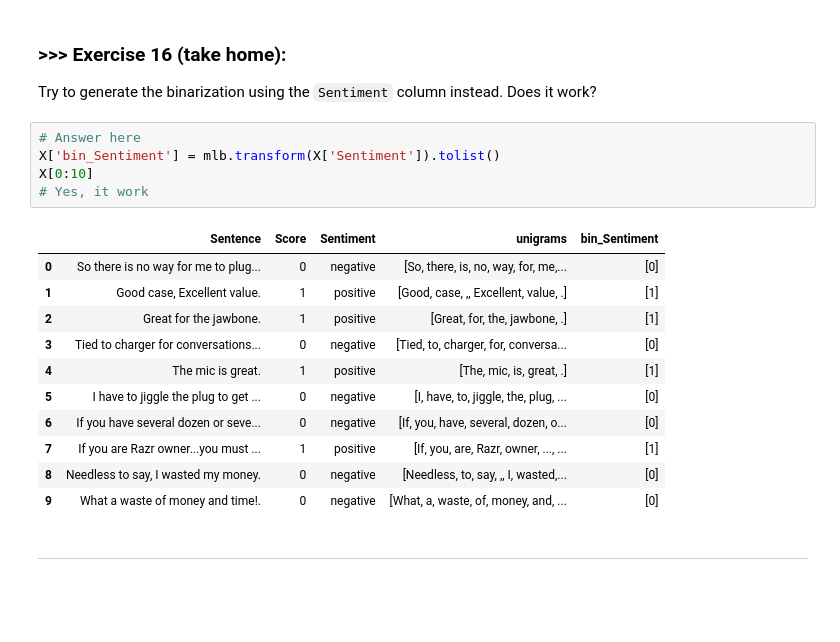
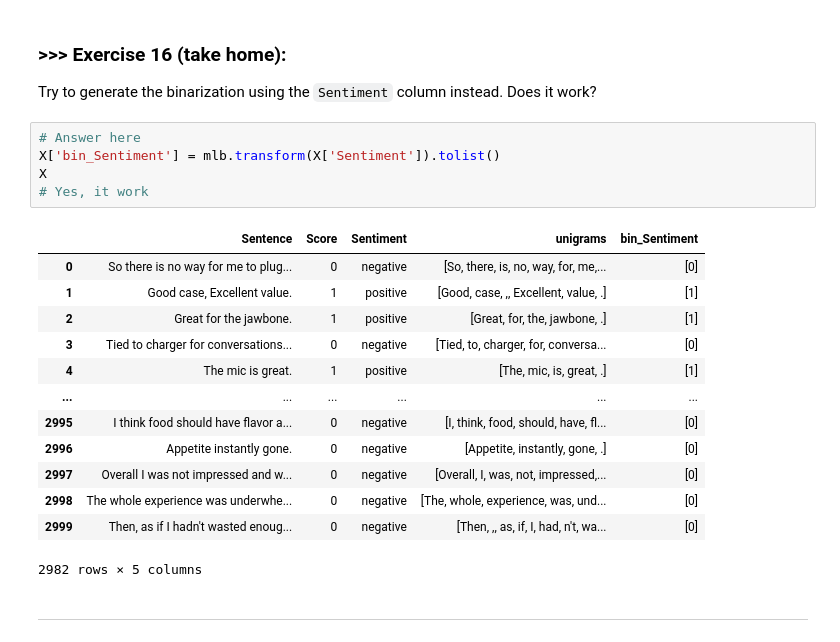
Before and after one commit to yuyangdanny/DM2023-Lab1-Master, a Jupyter notebook: Homework/DM2023-Lab1-Homework.ipynb, the cells around one changed output. Drawn from its saved outputs; the diff is of its cells as text; blank space fills up the shorter version.

```diff
--- a/Homework/DM2023-Lab1-Homework.ipynb
+++ b/Homework/DM2023-Lab1-Homework.ipynb
@@ -704,20 +700,22 @@ Try to generate the binarization using the `Sentiment` column instead. Does it w
 # %%
 # Answer here
 X['bin_Sentiment'] = mlb.transform(X['Sentiment']).tolist()
-X[0:10]
+X
 # Yes, it work
 # %% [output]
 |  | Sentence | Score | Sentiment | unigrams | bin_Sentiment |
 | 0 | So there is no way for me to plug... | 0 | negative | [So, there, is, no, way, for, me,... | [0] |
 | 1 | Good case, Excellent value. | 1 | positive | [Good, case, ,, Excellent, value, .] | [1] |
 | 2 | Great for the jawbone. | 1 | positive | [Great, for, the, jawbone, .] | [1] |
 | 3 | Tied to charger for conversations... | 0 | negative | [Tied, to, charger, for, conversa... | [0] |
 | 4 | The mic is great. | 1 | positive | [The, mic, is, great, .] | [1] |
-| 5 | I have to jiggle the plug to get ... | 0 | negative | [I, have, to, jiggle, the, plug, ... | [0] |
-| 6 | If you have several dozen or seve... | 0 | negative | [If, you, have, several, dozen, o... | [0] |
-| 7 | If you are Razr owner...you must ... | 1 | positive | [If, you, are, Razr, owner, ..., ... | [1] |
-| 8 | Needless to say, I wasted my money. | 0 | negative | [Needless, to, say, ,, I, wasted,... | [0] |
-| 9 | What a waste of money and time!. | 0 | negative | [What, a, waste, of, money, and, ... | [0] |
+| ... | ... | ... | ... | ... | ... |
+| 2995 | I think food should have flavor a... | 0 | negative | [I, think, food, should, have, fl... | [0] |
+| 2996 | Appetite instantly gone. | 0 | negative | [Appetite, instantly, gone, .] | [0] |
+| 2997 | Overall I was not impressed and w... | 0 | negative | [Overall, I, was, not, impressed,... | [0] |
+| 2998 | The whole experience was underwhe... | 0 | negative | [The, whole, experience, was, und... | [0] |
+| 2999 | Then, as if I hadn't wasted enoug... | 0 | negative | [Then, ,, as, if, I, had, n't, wa... | [0] |
+2982 rows × 5 columns
 # %% [markdown]
 ---
 # %% [markdown]
```
Also changed, not shown: parts of 14 cells of this notebook.
